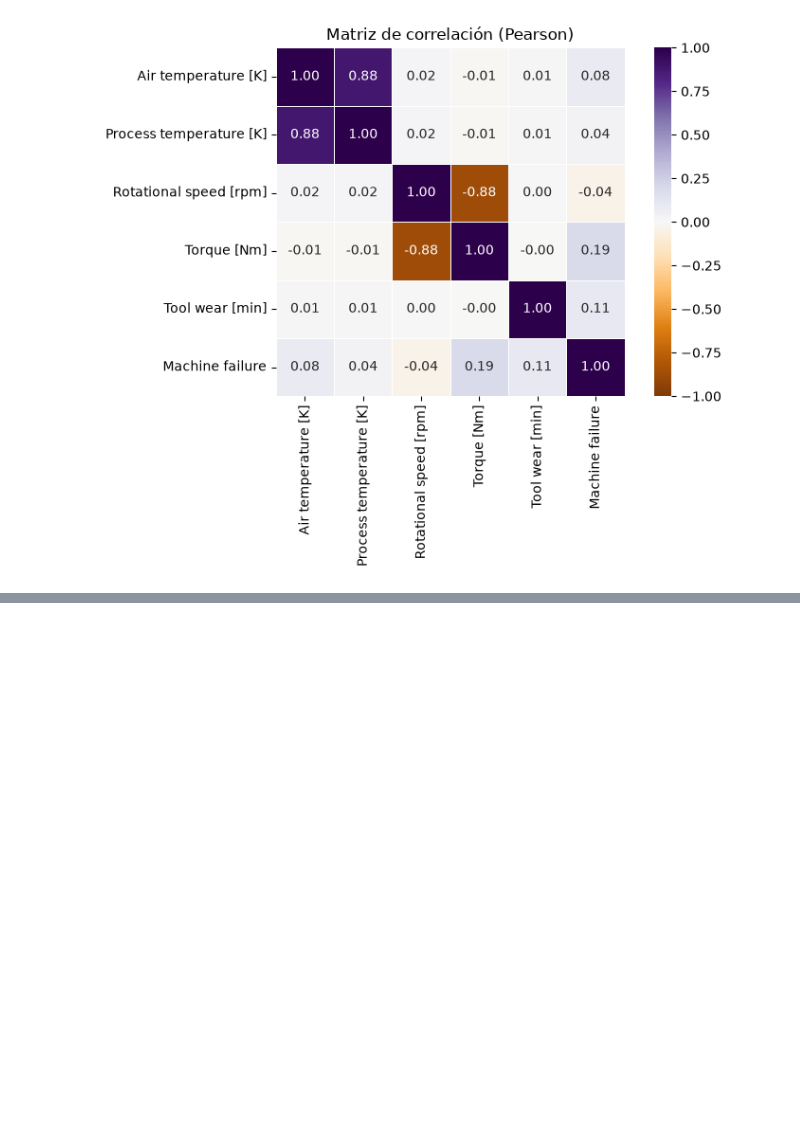
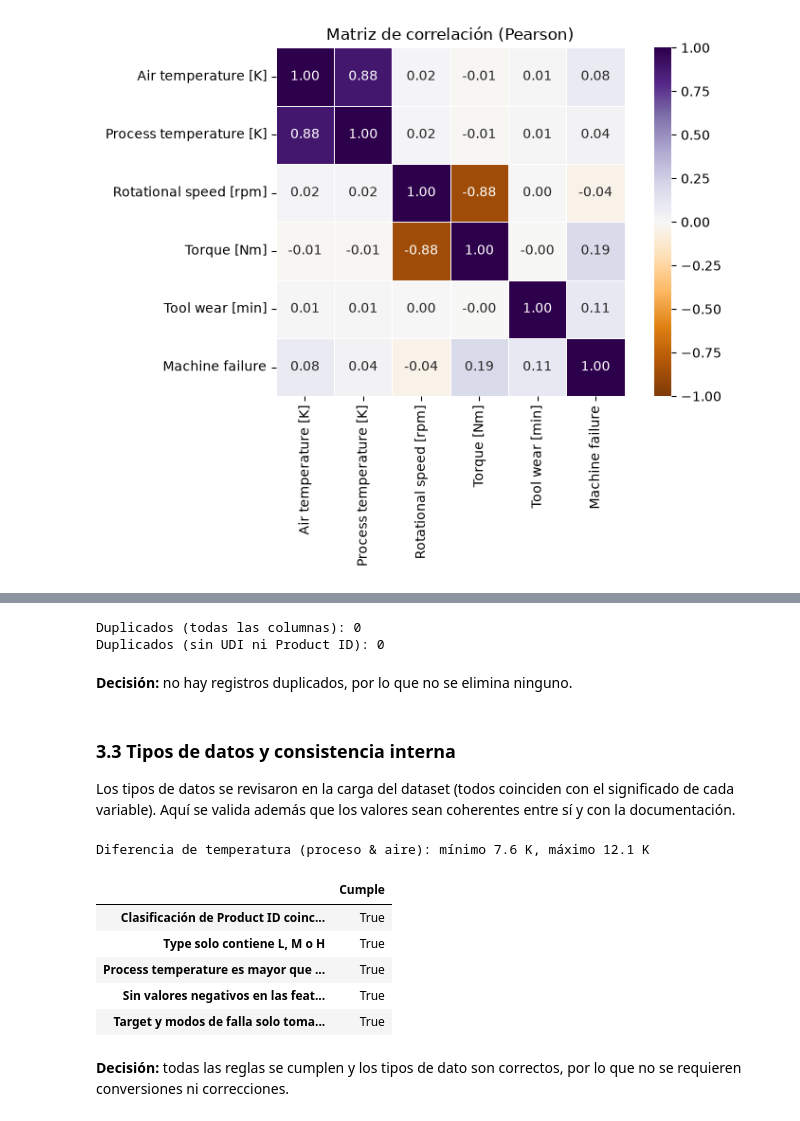
Before and after one commit to itdsanchez-stack/MLOps-W03, a Jupyter notebook: Draft_Notebook_Baseline_SanchezDaniel.ipynb, the cells around one changed output, grey strips where cells are left out. Cells and saved outputs as stored; diff of their text form; code cells hidden in the pictures; blank space fills up the shorter version.

```diff
--- a/Draft_Notebook_Baseline_SanchezDaniel.ipynb
+++ b/Draft_Notebook_Baseline_SanchezDaniel.ipynb
@@ -453,0 +464,3 @@ plt.show()
+# %%
+# Copia de trabajo: el DataFrame original se conserva intacto
+df_clean = df.copy()
@@ -453,0 +497,39 @@ plt.show()
+# %%
+# Duplicados considerando todas las columnas
+print("Duplicados (todas las columnas):", df_clean.duplicated().sum())
+
+# Duplicados sin los identificadores
+print("Duplicados (sin UDI ni Product ID):", df_clean.drop(columns=["UDI", "Product ID"]).duplicated().sum())
+# %% [output]
+Duplicados (todas las columnas): 0
+Duplicados (sin UDI ni Product ID): 0
+# %% [markdown]
+**Decisión:** no hay registros duplicados, por lo que no se elimina ninguno.
+# %% [markdown]
+### 3.3 Tipos de datos y consistencia interna
+
+Los tipos de datos se revisaron en la carga del dataset (todos coinciden con el significado de cada variable). Aquí se valida además que los valores sean coherentes entre sí y con la documentación.
+# %%
+# Diferencia entre la temperatura del proceso y la del aire (documentada como ~10 K)
+temp_diff = df_clean["Process temperature [K]"] - df_clean["Air temperature [K]"]
+
+# Reglas de consistencia: cada una debe cumplirse en todos los registros
+consistency_checks = {"Clasificación de Product ID coincide con Type": (df_clean["Product ID"].str[0] == df_clean["Type"]).all(),
+                      "Type solo contiene L, M o H": df_clean["Type"].isin(["L", "M", "H"]).all(),
+                      "Process temperature es mayor que Air temperature": (temp_diff > 0).all(),
+                      "Sin valores negativos en las features numéricas": (df_clean[NUMERIC_FEATURES] >= 0).all().all(),
+                      "Target y modos de falla solo toman valores 0 o 1": df_clean[[TARGET] + FAILURE_MODES].isin([0, 1]).all().all(),
+}
+consistency_summary = pd.Series(consistency_checks, name="Cumple").to_frame()
+print(f"Diferencia de temperatura (proceso & aire): mínimo {temp_diff.min():.1f} K, máximo {temp_diff.max():.1f} K\n")
+consistency_summary
+# %% [output]
+Diferencia de temperatura (proceso & aire): mínimo 7.6 K, máximo 12.1 K
+|  | Cumple |
+| Clasificación de Product ID coinc... | True |
+| Type solo contiene L, M o H | True |
+| Process temperature es mayor que ... | True |
+| Sin valores negativos en las feat... | True |
+| Target y modos de falla solo toma... | True |
+# %% [markdown]
+**Decisión:** todas las reglas se cumplen y los tipos de dato son correctos, por lo que no se requieren conversiones ni correcciones.
```
Also changed, not shown: parts of 29 cells of this notebook, 1 other file.
